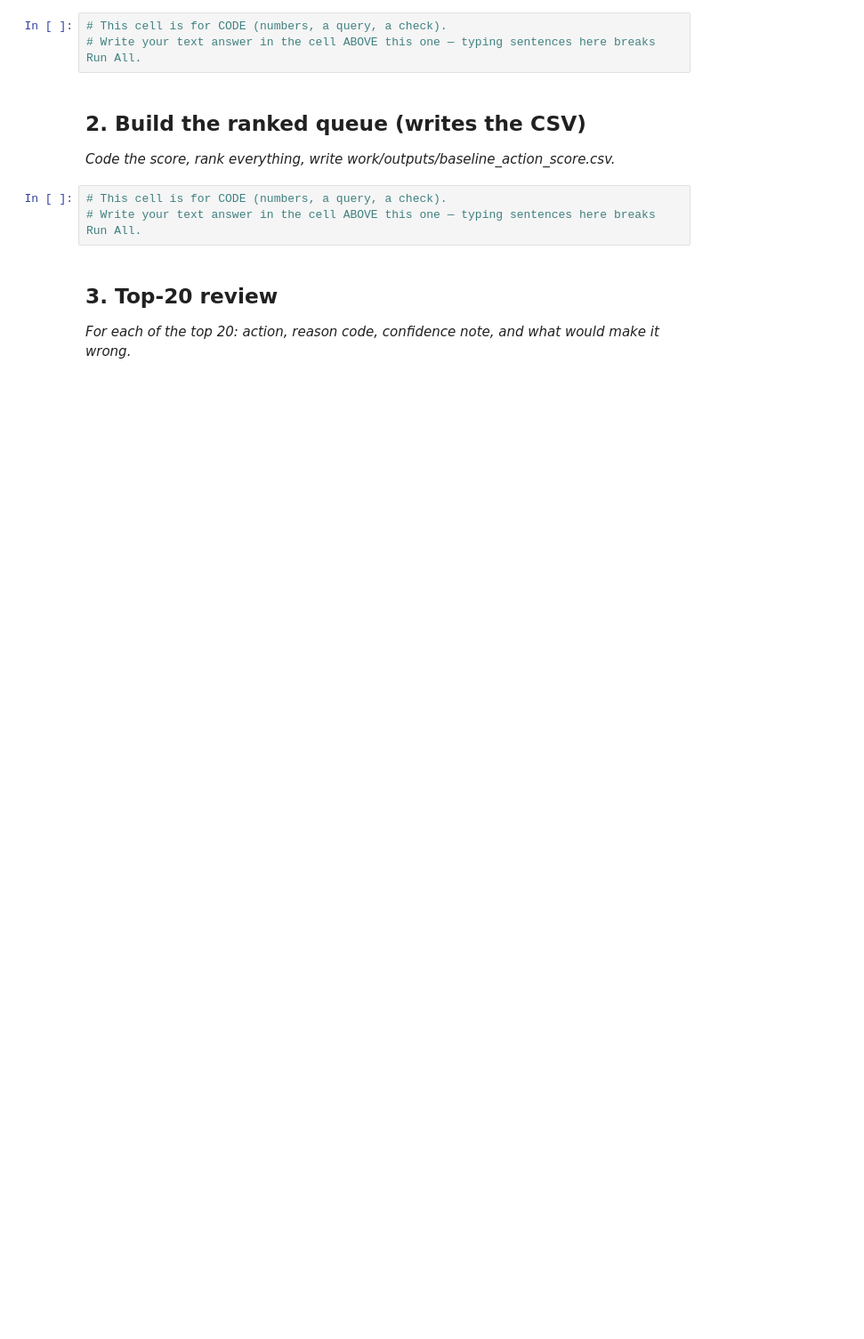
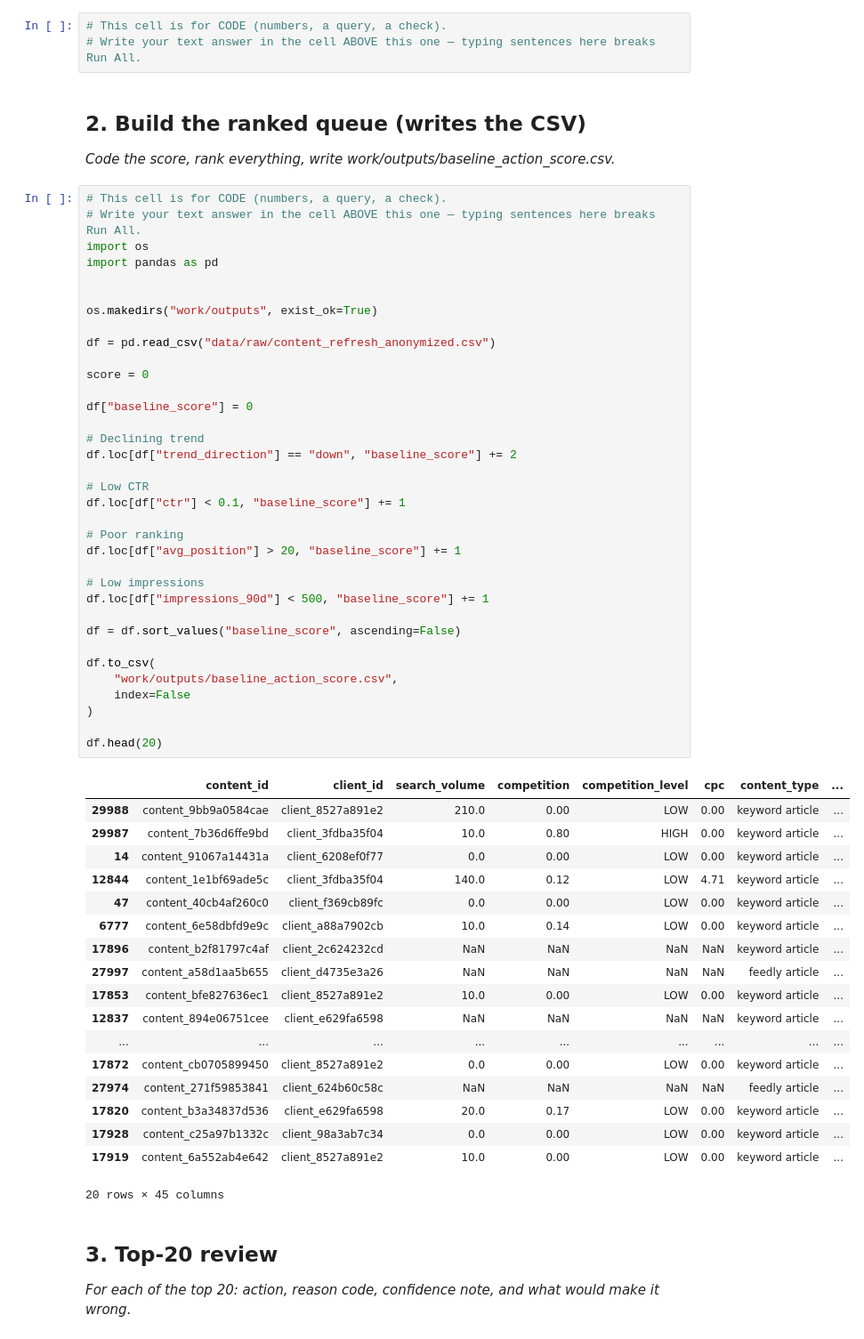
Before and after one commit to 7enno/HananAlawawdaRepository, a Jupyter notebook: work/notebooks/w04_baseline_score.ipynb, the cells around one changed output. Shown at 89% size. Drawn from its saved outputs; the diff is of its cells as text; blank space fills up the shorter version.

```diff
--- a/work/notebooks/w04_baseline_score.ipynb
+++ b/work/notebooks/w04_baseline_score.ipynb
@@ -17,9 +28,60 @@ This skeleton is yours to fill. Work the sections **in order** — each one has
 ## 2. Build the ranked queue (writes the CSV)
 
 *Code the score, rank everything, write work/outputs/baseline_action_score.csv.*
-# %%
-# This cell is for CODE (numbers, a query, a check).
-# Write your text answer in the cell ABOVE this one — typing sentences here breaks Run All.
+# %%
+# This cell is for CODE (numbers, a query, a check).
+# Write your text answer in the cell ABOVE this one — typing sentences here breaks Run All.
+import os
+import pandas as pd
+
+
+os.makedirs("work/outputs", exist_ok=True)
+
+df = pd.read_csv("data/raw/content_refresh_anonymized.csv")
+
+score = 0
+
+df["baseline_score"] = 0
+
+# Declining trend
+df.loc[df["trend_direction"] == "down", "baseline_score"] += 2
+
+# Low CTR
+df.loc[df["ctr"] < 0.1, "baseline_score"] += 1
+
+# Poor ranking
+df.loc[df["avg_position"] > 20, "baseline_score"] += 1
+
+# Low impressions
+df.loc[df["impressions_90d"] < 500, "baseline_score"] += 1
+
+df = df.sort_values("baseline_score", ascending=False)
+
+df.to_csv(
+    "work/outputs/baseline_action_score.csv",
+    index=False
+)
+
+df.head(20)
+# %% [output]
+|  | content_id | client_id | search_volume | competition | competition_level | cpc | content_type | ... |
+| 29988 | content_9bb9a0584cae | client_8527a891e2 | 210.0 | 0.00 | LOW | 0.00 | keyword article | ... |
+| 29987 | content_7b36d6ffe9bd | client_3fdba35f04 | 10.0 | 0.80 | HIGH | 0.00 | keyword article | ... |
+| 14 | content_91067a14431a | client_6208ef0f77 | 0.0 | 0.00 | LOW | 0.00 | keyword article | ... |
+| 12844 | content_1e1bf69ade5c | client_3fdba35f04 | 140.0 | 0.12 | LOW | 4.71 | keyword article | ... |
+| 47 | content_40cb4af260c0 | client_f369cb89fc | 0.0 | 0.00 | LOW | 0.00 | keyword article | ... |
+| 6777 | content_6e58dbfd9e9c | client_a88a7902cb | 10.0 | 0.14 | LOW | 0.00 | keyword article | ... |
+| 17896 | content_b2f81797c4af | client_2c624232cd | NaN | NaN | NaN | NaN | keyword article | ... |
+| 27997 | content_a58d1aa5b655 | client_d4735e3a26 | NaN | NaN | NaN | NaN | feedly article | ... |
+| 17853 | content_bfe827636ec1 | client_8527a891e2 | 10.0 | 0.00 | LOW | 0.00 | keyword article | ... |
+| 12837 | content_894e06751cee | client_e629fa6598 | NaN | NaN | NaN | NaN | keyword article | ... |
+| ... | ... | ... | ... | ... | ... | ... | ... | ... |
+| 17872 | content_cb0705899450 | client_8527a891e2 | 0.0 | 0.00 | LOW | 0.00 | keyword article | ... |
+| 27974 | content_271f59853841 | client_624b60c58c | NaN | NaN | NaN | NaN | feedly article | ... |
+| 17820 | content_b3a34837d536 | client_e629fa6598 | 20.0 | 0.17 | LOW | 0.00 | keyword article | ... |
+| 17928 | content_c25a97b1332c | client_98a3ab7c34 | 0.0 | 0.00 | LOW | 0.00 | keyword article | ... |
+| 17919 | content_6a552ab4e642 | client_8527a891e2 | 10.0 | 0.00 | LOW | 0.00 | keyword article | ... |
+20 rows × 45 columns
 # %% [markdown]
 ## 3. Top-20 review
 
```
Also changed, not shown: parts of 3 cells of this notebook.
